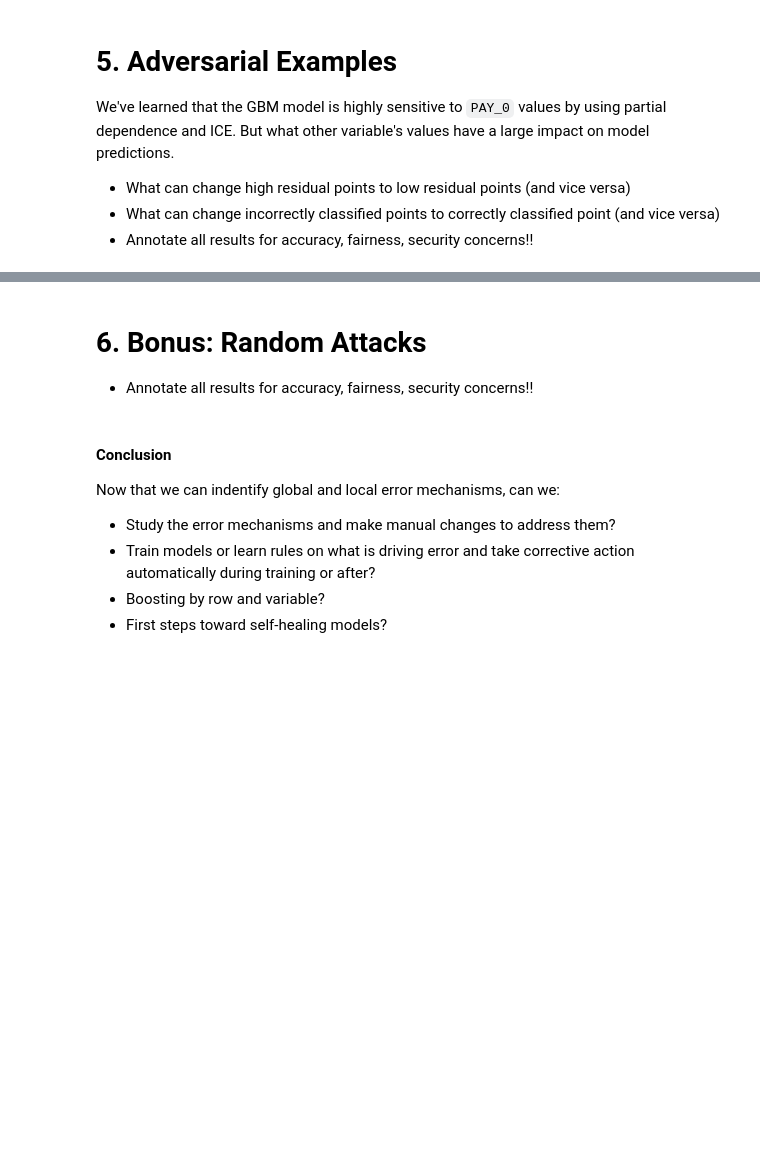
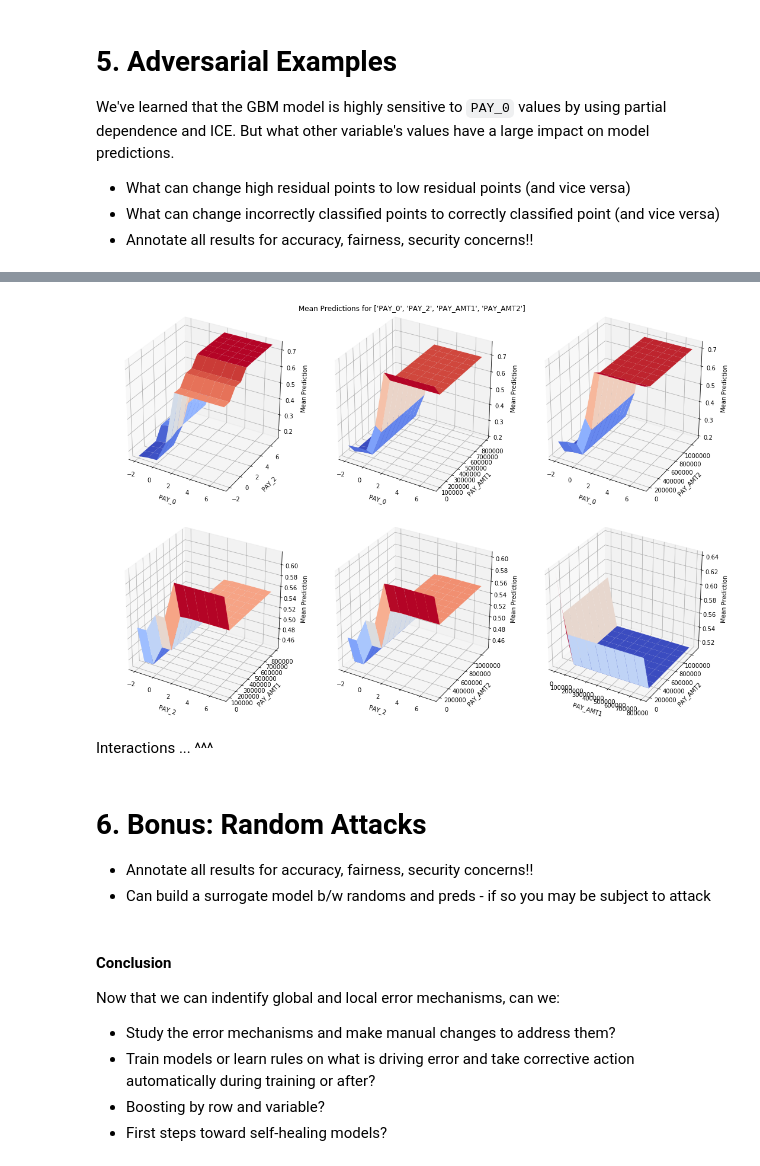
Before and after one commit to jphall663/interpretable_machine_learning_with_python, a Jupyter notebook: debugging_sens_analysis_redux.ipynb, the cells around one changed output, grey strips where cells are left out. Drawn from its saved outputs; the diff is of its cells as text; code cells hidden in the pictures; blank space fills up the shorter version.

Commit message:
more on adversaries

```diff
--- a/debugging_sens_analysis_redux.ipynb
+++ b/debugging_sens_analysis_redux.ipynb
@@ -657,0 +626,6 @@ for a in [10000.0, 59500.0, 109000.0, 158500.0, 208000.0, 257500.0, 307000.0, 35
+# %%
+test_cols = ['PAY_0', 'PAY_2', 'PAY_AMT1', 'PAY_AMT2']
+# %%
+resolution = 10
+# %%
+adversaries = find_adversaries(test_cols, test, xgb_model, percentile_dict[90], resolution)
@@ -658,6 +708,42 @@ for a in [10000.0, 59500.0, 109000.0, 158500.0, 208000.0, 257500.0, 307000.0, 35
+# %%
+from itertools import combinations
+from mpl_toolkits.mplot3d import Axes3D
+from matplotlib import cm
+from matplotlib.ticker import LinearLocator, FormatStrFormatter
+
+fig = plt.figure(figsize=plt.figaspect(0.67)*2.5)
+_2d_shape = (resolution, resolution)
+
+for i, two_way_combo in enumerate(list(combinations(['PAY_0', 'PAY_2', 'PAY_AMT1', 'PAY_AMT2'], 2))):
+
+
+    groups = adversaries[[two_way_combo[0], two_way_combo[1], 'prediction']].groupby([two_way_combo[0], two_way_combo[1]]).mean()
+    groups = groups.reset_index()
+    ax = fig.add_subplot(2, 3, (i + 1), projection='3d')
+    x = np.asarray(groups[two_way_combo[0]]).reshape(_2d_shape)
+    ax.set_xlabel('\n' + two_way_combo[0])
+    y = np.asarray(groups[two_way_combo[1]]).reshape(_2d_shape)
+    ax.set_ylabel('\n' + two_way_combo[1])
+    z = np.asarray(groups['prediction']).reshape(_2d_shape)
+    ax.set_zlabel('\nMean Prediction')
+    surf = ax.plot_surface(x, y, z,
+                           cmap=cm.coolwarm,
+                           linewidth=0.05,
+                           rstride=1,
+                           cstride=1,
+                           antialiased=True)
+
+fig.suptitle('Mean Predictions for ' + str(test_cols))
+plt.tight_layout()
+_ = plt.show()
+# %% [output]
+[figure, added]
+# %% [markdown]
+Interactions ... ^^^
 # %% [markdown]
 # 6. Bonus: Random Attacks
 - Annotate all results for accuracy, fairness, security concerns!!
+- Can build a surrogate model b/w randoms and preds - if so you may be subject to attack
 # %% [markdown]
 #### Conclusion
 Now that we can indentify global and local error mechanisms, can we:
```
Also changed, not shown: parts of 12 cells of this notebook, 3 other files.
